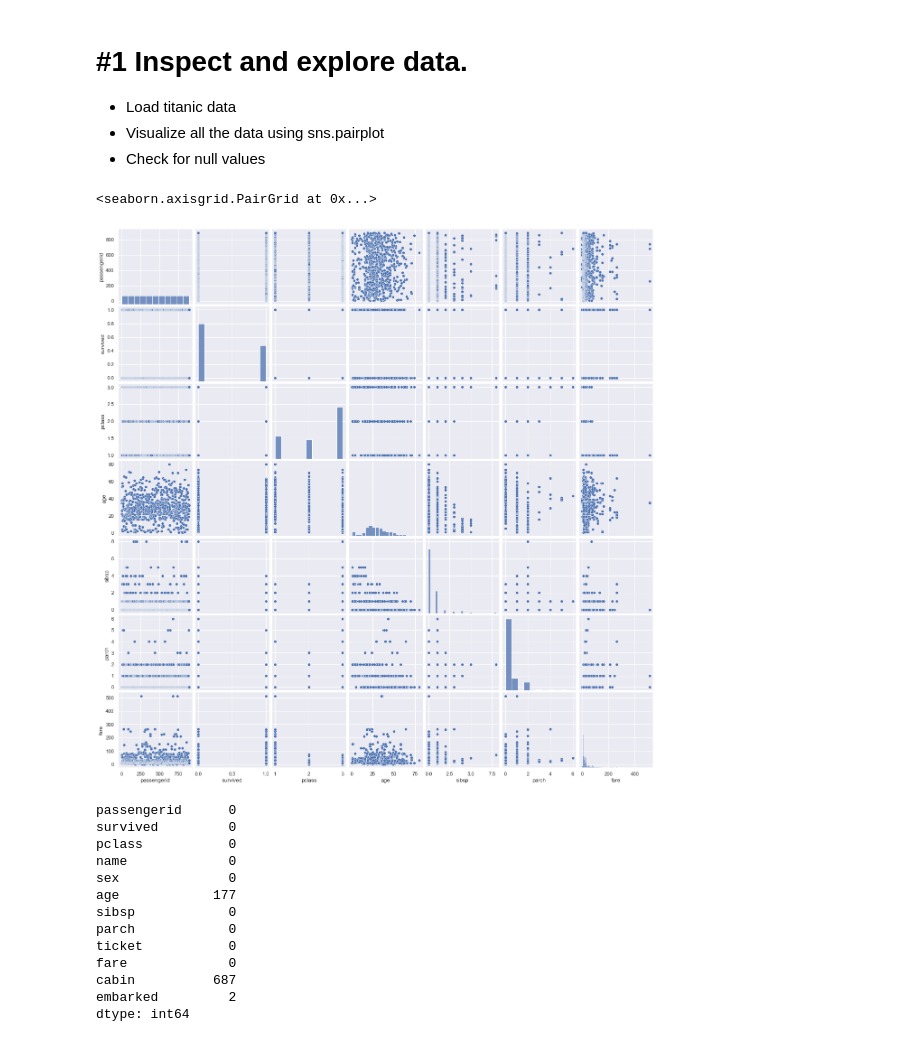
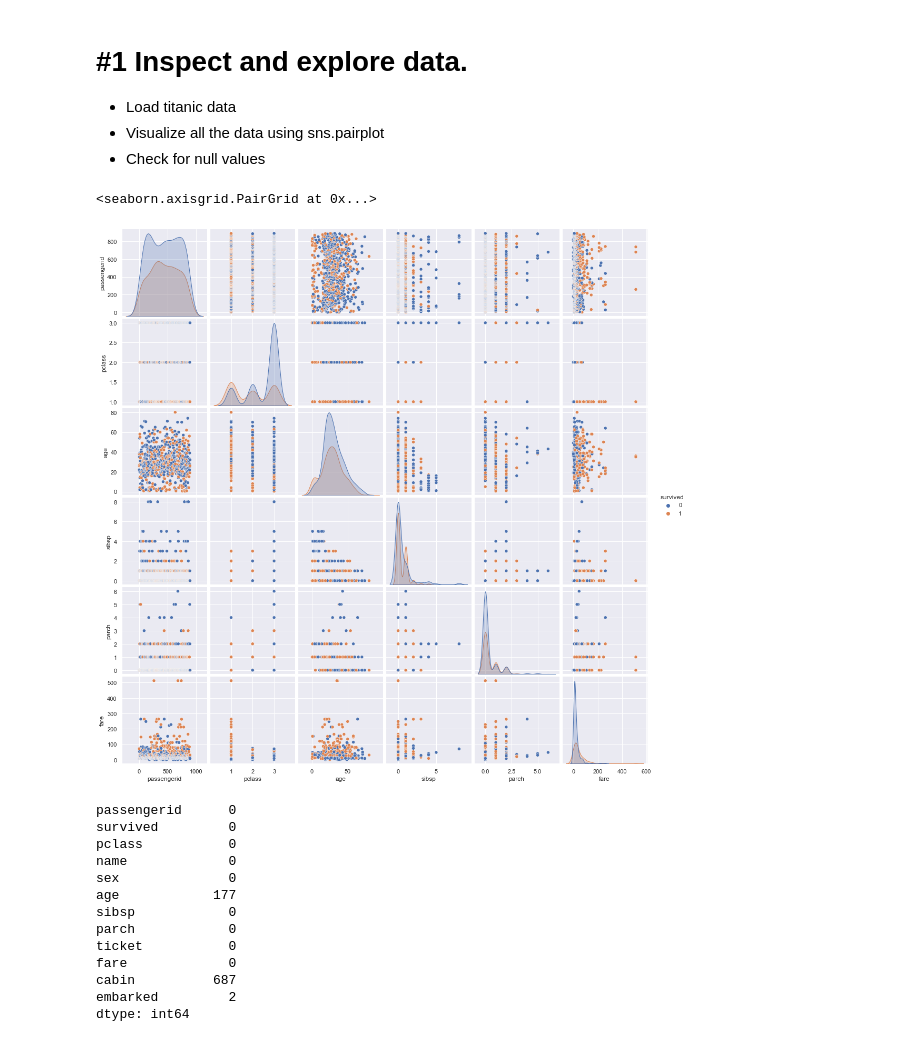
Before and after one commit to SameerProjects/2022-fall-data-science, a Jupyter notebook: Week-05-RandomForest/Exercise-RandomForests.ipynb, the cells around one changed output. Cells and saved outputs as stored; diff of their text form; code cells hidden in the pictures.

```diff
--- a/Week-05-RandomForest/Exercise-RandomForests.ipynb
+++ b/Week-05-RandomForest/Exercise-RandomForests.ipynb
@@ -50,10 +50,10 @@ import graphviz
 df = pd.read_csv('data/titanic.csv')
 # %%
 # Visualize all the data using sns.pairplot
-sns.pairplot(data=df)
+sns.pairplot(data=df, hue='survived')
 # %% [output]
 <seaborn.axisgrid.PairGrid at 0x...>
-[figure, old version]
+[figure, new version]
 # %%
 # Check for null values
 df.isnull().sum()
```
Also changed, not shown: parts of 3 cells of this notebook.
